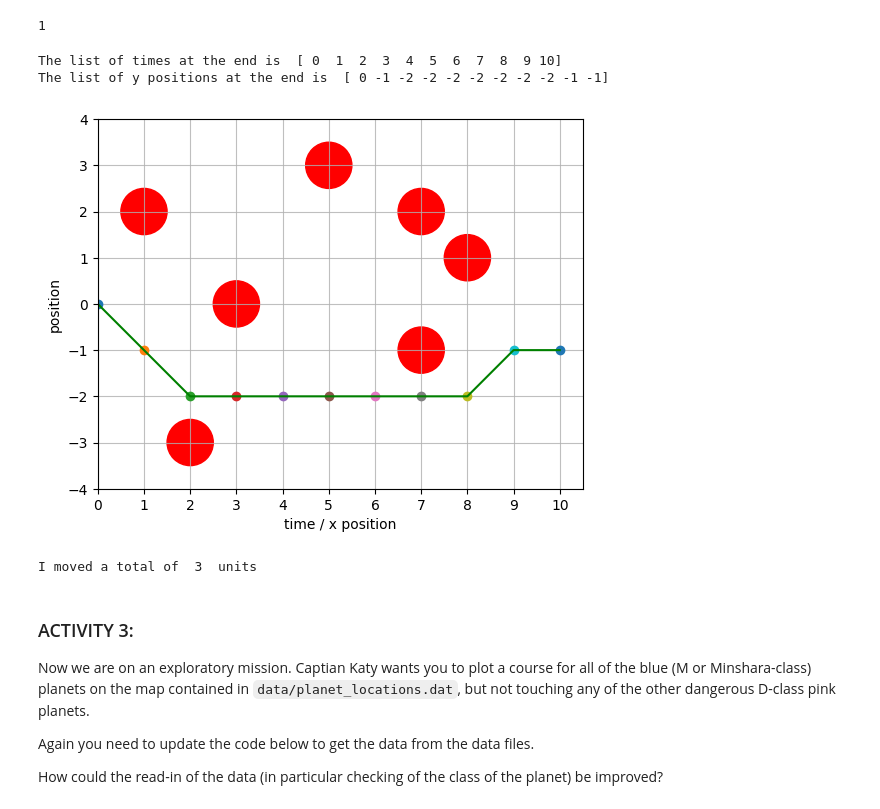
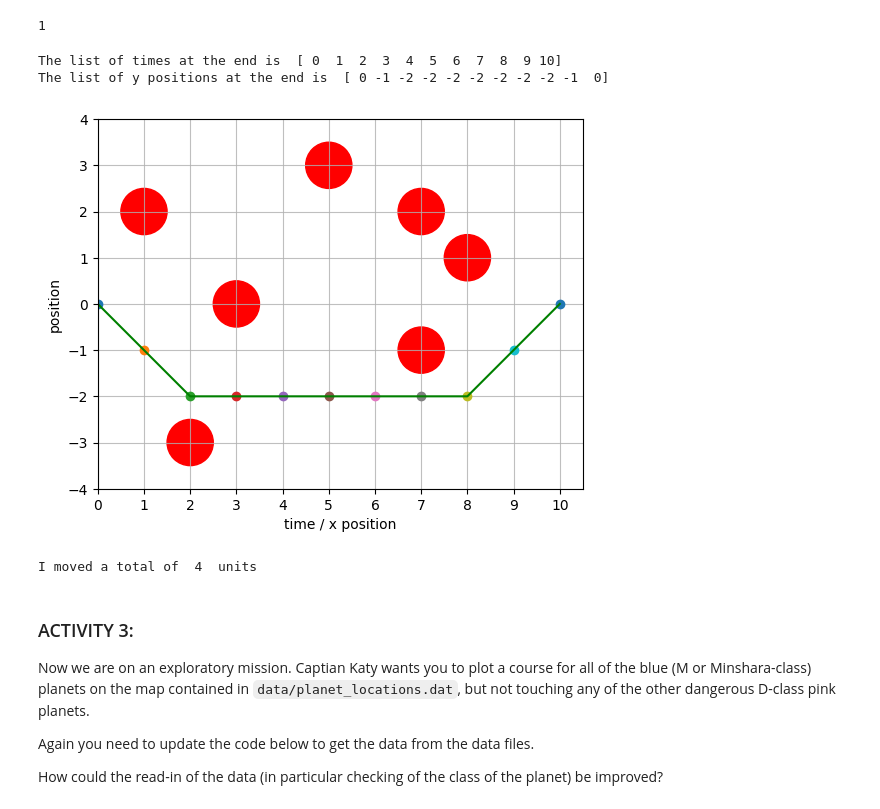
Before and after one commit to TAzadd/TopicsInSciComp, a Jupyter notebook: Notebooks/Week2_LabExercises.ipynb, the cells around one changed output. Cells and saved outputs as stored; diff of their text form; code cells hidden in the pictures.

```diff
--- a/Notebooks/Week2_LabExercises.ipynb
+++ b/Notebooks/Week2_LabExercises.ipynb
@@ -100,18 +100,18 @@ def test_asteroid_field(position_now, time_now, step_size):
 
     # 1. is the step size an integer & also either 0, +1 or -1.
     if step_size not in [0, 1, -1]:
-        assert "Step size must be either 0, +1 or -1."
+        raise Exception("Step size must be either 0, +1 or -1.")
 
     # 2. does it return to y = 0 at the end?
     if time_now == 10 and position_now!=0:
-        raiseExceptioj "Ship must return to y=0 after flight."
+        raise Exception("Ship must return to y=0 after flight.")
 
     # 3. does it hit an asteroid (simple)
     asteroid_locations= np.loadtxt("/Users/tannazazad/TopicsInSciComp/Notebooks/data/asteroid_locations.dat")
     ship_locations = np.column_stack((list_of_times, list_of_y_positions))
     does_intersect = np.any([np.any(np.all(ship_locations == location, axis=1)) for location in asteroid_locations])
     if does_intersect:
-        assert "Ship cannot hit an asteroid."
+        raise Exception("Ship cannot hit an asteroid.")
 
     # 4. count total steps
     if time_now == 10: # could move this up to step 2. (or move step 2 down)
@@ -145,7 +145,7 @@ for index, time_now in enumerate(list_of_times) :
         # moving y position by the step size
         list_of_y_positions[index] = list_of_y_positions[index - 1] + step_size
 
-    elif (time_now > 8 and time_now < 10) : # CHANGED: time_now < 2 -> time_now < 3
+    elif (time_now > 8 and time_now < 11) : # CHANGED: time_now < 2 -> time_now < 3
         step_size = +1
         # moving y position by the step size
         list_of_y_positions[index] = list_of_y_positions[index - 1] + step_size
@@ -153,37 +153,37 @@ for index, time_now in enumerate(list_of_times) :
     # UPDATE ME!
     # Add more else if options here to cover all the times you need to move the ship
     # (Try to make this as minimal as possible, rather than writing one elif statement
     # per time step)
 
     # finally, give the default option for all other cases using 'else'
     else :
         # nothing happens at other times
         step_size = 0
         # moving y position by the step size
         list_of_y_positions[index] = list_of_y_positions[index - 1] + step_size
 
+    position_now = list_of_y_positions[index]
     total_moved = test_asteroid_field(position_now, time_now, step_size)
-    position_now = list_of_y_positions[index]
     plt.plot(time_now, position_now, 'o')
     #plt.pause(0.3) # This pause just slows down the plotting so it looks nicer
 
 print("The list of times at the end is ", list_of_times)
 print("The list of y positions at the end is ", list_of_y_positions)
 
 plt.plot(list_of_times, list_of_y_positions, 'g-')
 plt.show()
 
 # Uncomment to save the figure
 # plt.savefig("flight_path.png")
 
 # Print out some information
 total_distance_moved = total_moved # UPDATE ME!
 print("I moved a total of ", total_distance_moved, " units")
 # %% [output]
 The list of times at the end is  [ 0  1  2  3  4  5  6  7  8  9 10]
-The list of y positions at the end is  [ 0 -1 -2 -2 -2 -2 -2 -2 -2 -1 -1]
+The list of y positions at the end is  [ 0 -1 -2 -2 -2 -2 -2 -2 -2 -1  0]
-[figure, old version]
+[figure, new version]
-I moved a total of  3  units
+I moved a total of  4  units
 # %% [markdown]
 ### ACTIVITY 3:
 
```
